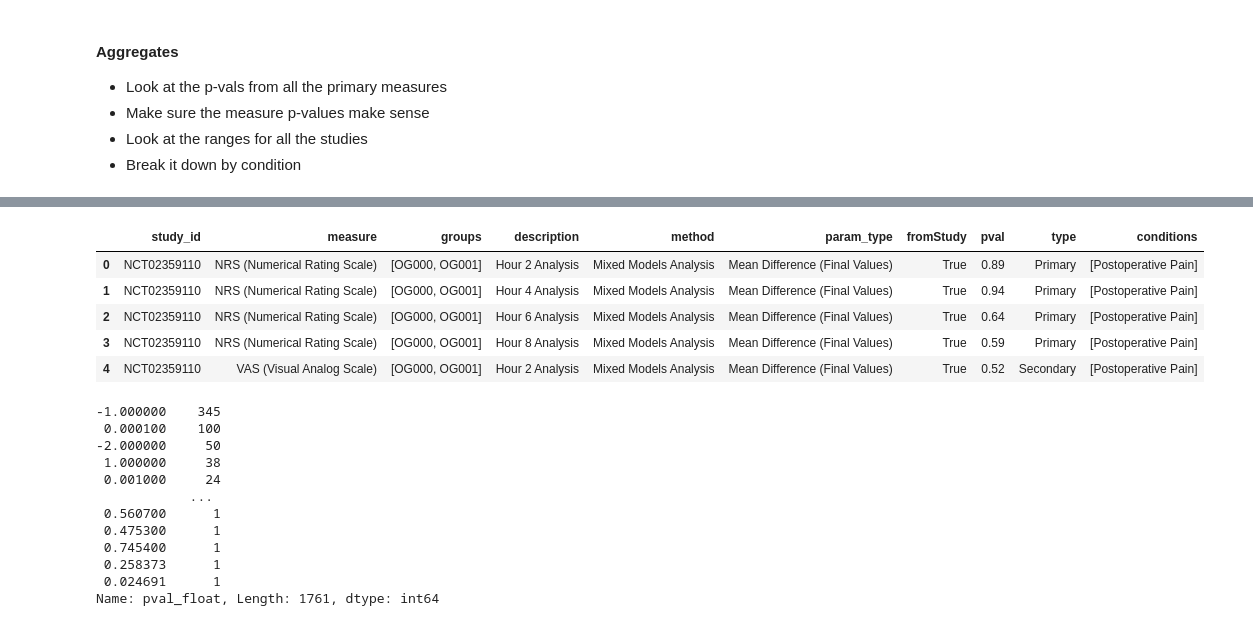
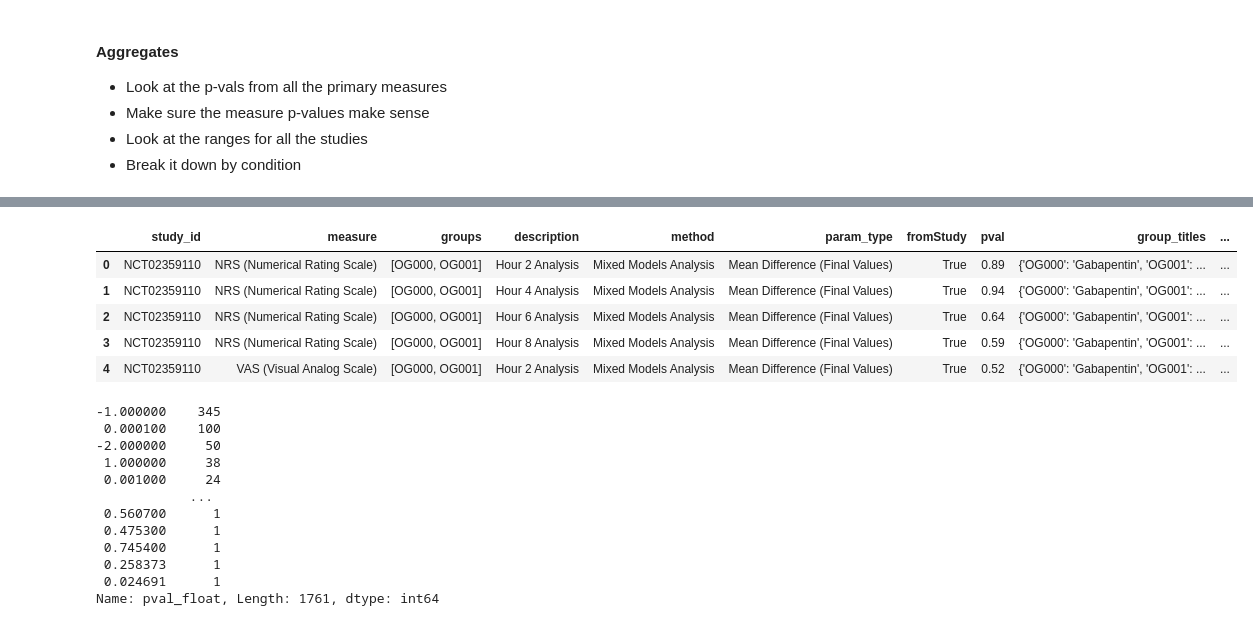
Before and after one commit to porterehunley/drugprocessing, a Jupyter notebook: ClincalTrialsPlayground.ipynb, the cells around one changed output, grey strips where cells are left out. Cells and saved outputs as stored; diff of their text form; code cells hidden in the pictures.

```diff
--- a/ClincalTrialsPlayground.ipynb
+++ b/ClincalTrialsPlayground.ipynb
@@ -179,8 +180,11 @@ len(studies)
 We need a good relational model to analyze this data fully
 # %%
 def create_studies_table(studies):
-    buffer = {'study_id': [], 'name': [], 'drug': [], 'conditions': [],
-            'verified_date': [], 'responsible_party': [], 'type': [], 'description': []
+    buffer = {
+        'study_id': [], 'name': [], 'drug': [], 'conditions': [],
+        'verified_date': [], 'responsible_party': [], 'type': [], 'description': [],
+        'interventions': []
+
          }
     for i, study in enumerate(studies):
 
@@ -221,6 +225,11 @@ def create_studies_table(studies):
         except KeyError as e:
             buffer['description'].append('NA')
 
+        try:
+            buffer['interventions'].append([x.get('InterventionMeshTerm', 'NA') for x in study['Study']['DerivedSection']['InterventionBrowseModule']['InterventionMeshList']['InterventionMesh']])
+        except KeyError as e:
+            buffer['interventions'].append([])
+
     return buffer
 studies_df = pd.DataFrame.from_dict(create_studies_table(studies))
 studies_df.head()
@@ -595,12 +604,19 @@ def create_analytics_table(studies):
         'method': [],
         'param_type': [],
         'fromStudy': [],
-        'pval': []
+        'pval': [],
+        'group_titles': []
     }
 
     for i, module in enumerate(outcome_modules):
         study_id = studies[i]['Study']['ProtocolSection']['IdentificationModule']['NCTId']
         for measure in module['OutcomeMeasureList']['OutcomeMeasure']:
+            group_to_title = {}
+            for group in measure.get('OutcomeGroupList', {'OutcomeGroup': []})['OutcomeGroup']:
+                if group['OutcomeGroupId'] not in group_to_title:
+                    group_to_title[group['OutcomeGroupId']] = 'NA'
+                group_to_title[group['OutcomeGroupId']] = group.get('OutcomeGroupTitle', 'NA')
+
             measure_title = measure.get('OutcomeMeasureTitle', 'NA')
             for stat in measure.get('OutcomeAnalysisList', {'OutcomeAnalysis': []})['OutcomeAnalysis']:
                 df['study_id'].append(study_id)
@@ -611,6 +627,7 @@ def create_analytics_table(studies):
                 df['param_type'].append(stat.get('OutcomeAnalysisParamType', 'NA'))
                 df['fromStudy'].append(True)
                 df['pval'].append(stat.get('OutcomeAnalysisPValue', 'NA'))
+                df['group_titles'].append(dict([(g, group_to_title.get(g, 'NA')) for g in stat.get('OutcomeAnalysisGroupIdList', {'OutcomeAnalysisGroupId': []})['OutcomeAnalysisGroupId']]))
     return df
 
 analytics = pd.DataFrame.from_dict(create_analytics_table(studies))
@@ -816,12 +848,14 @@ big_kahuna[big_kahuna['p_vals_derived'] != -1].boxplot(column=['p_vals_derived']
 base = big_kahuna[['study_id', 'measure', 'title', 'measure_param', 'p_vals_derived']]
 base['groups'] = pd.Series([[x[0], x[1]] for x in zip(big_kahuna['drug_group_id'].tolist(), big_kahuna['control_group_id'].tolist())])
 base['fromStudy'] = pd.Series([False for x in range(len(big_kahuna['drug_group_id'].tolist()))])
+base['group_titles'] = pd.Series([dict([x[0], x[1]]) for x in zip(zip(big_kahuna['drug_group_id'].tolist(), big_kahuna['title_y'].tolist()), zip(big_kahuna['control_group_id'].tolist(), big_kahuna['control_title'].tolist()))])
 base['method'] = pd.Series(['t-test' for x in range(len(big_kahuna['drug_group_id'].tolist()))])
 new_analytics = base.rename(columns={
     'title': 'description',
     'measure_param': 'param_type',
     'p_vals_derived': 'pval'
 })
+new_analytics
 # %% [output]
 A value is trying to be set on a copy of a slice from a DataFrame.
 Try using .loc[row_indexer,col_indexer] = value instead
@@ -857,0 +892,14 @@ total_analytics
+# %%
+total_analytics = pd.concat([analytics, new_analytics])
+# We need a way to figure out the control and intervention groups of the analytics table - merge with the measures??
+# That can't be done because the titles are different - I think we need to look at the group titles and use the same
+# function that labels the groups
+def get_nested_groups(nested, func):
+    for val in nested.values():
+        if func(val):
+            return val
+    return 'NA'
+
+total_analytics['intervention_title'] = total_analytics['group_titles'].apply(lambda x: get_nested_groups(x, find_drug_groups))
+total_analytics['control_title'] = total_analytics['group_titles'].apply(lambda x: get_nested_groups(x, find_placebo_groups))
+total_analytics.head()
@@ -873,20 +928,21 @@ studies_df.head()
 # %%
 # New table for the aggregates - needs a few things about the measure&study
 # type and condition
 # This is admitedly bad because it assumes that since the study has pain in a condition, that the
 # measure also involves pain which is wrong
 agg = total_analytics.merge(
-    measures[['study_id', 'measure', 'type']], 'left', ['study_id', 'measure']).merge(
-    studies_df[['study_id', 'conditions']], 'left', ['study_id'])
+    measures[['study_id', 'measure', 'type', 'description']], 'left', ['study_id', 'measure']).merge(
+    studies_df[['study_id', 'conditions']], 'left', ['study_id']).rename(columns={
+    'description_y': 'measure_description', 'description_x': 'description'})
 agg['pval'] = agg['pval'].apply(str) # String for regex parsing
 agg.head()
 # %% [output]
-|  | study_id | measure | groups | description | method | param_type | fromStudy | pval | type | conditions |
-| 0 | NCT02359110 | NRS (Numerical Rating Scale) | [OG000, OG001] | Hour 2 Analysis | Mixed Models Analysis | Mean Difference (Final Values) | True | 0.89 | Primary | [Postoperative Pain] |
-| 1 | NCT02359110 | NRS (Numerical Rating Scale) | [OG000, OG001] | Hour 4 Analysis | Mixed Models Analysis | Mean Difference (Final Values) | True | 0.94 | Primary | [Postoperative Pain] |
-| 2 | NCT02359110 | NRS (Numerical Rating Scale) | [OG000, OG001] | Hour 6 Analysis | Mixed Models Analysis | Mean Difference (Final Values) | True | 0.64 | Primary | [Postoperative Pain] |
-| 3 | NCT02359110 | NRS (Numerical Rating Scale) | [OG000, OG001] | Hour 8 Analysis | Mixed Models Analysis | Mean Difference (Final Values) | True | 0.59 | Primary | [Postoperative Pain] |
-| 4 | NCT02359110 | VAS (Visual Analog Scale) | [OG000, OG001] | Hour 2 Analysis | Mixed Models Analysis | Mean Difference (Final Values) | True | 0.52 | Secondary | [Postoperative Pain] |
+|  | study_id | measure | groups | description | method | param_type | fromStudy | pval | group_titles | ... |
+| 0 | NCT02359110 | NRS (Numerical Rating Scale) | [OG000, OG001] | Hour 2 Analysis | Mixed Models Analysis | Mean Difference (Final Values) | True | 0.89 | {'OG000': 'Gabapentin', 'OG001': ... | ... |
+| 1 | NCT02359110 | NRS (Numerical Rating Scale) | [OG000, OG001] | Hour 4 Analysis | Mixed Models Analysis | Mean Difference (Final Values) | True | 0.94 | {'OG000': 'Gabapentin', 'OG001': ... | ... |
+| 2 | NCT02359110 | NRS (Numerical Rating Scale) | [OG000, OG001] | Hour 6 Analysis | Mixed Models Analysis | Mean Difference (Final Values) | True | 0.64 | {'OG000': 'Gabapentin', 'OG001': ... | ... |
+| 3 | NCT02359110 | NRS (Numerical Rating Scale) | [OG000, OG001] | Hour 8 Analysis | Mixed Models Analysis | Mean Difference (Final Values) | True | 0.59 | {'OG000': 'Gabapentin', 'OG001': ... | ... |
+| 4 | NCT02359110 | VAS (Visual Analog Scale) | [OG000, OG001] | Hour 2 Analysis | Mixed Models Analysis | Mean Difference (Final Values) | True | 0.52 | {'OG000': 'Gabapentin', 'OG001': ... | ... |
 # %%
 import re
 
```
Also changed, not shown: parts of 81 cells of this notebook.
